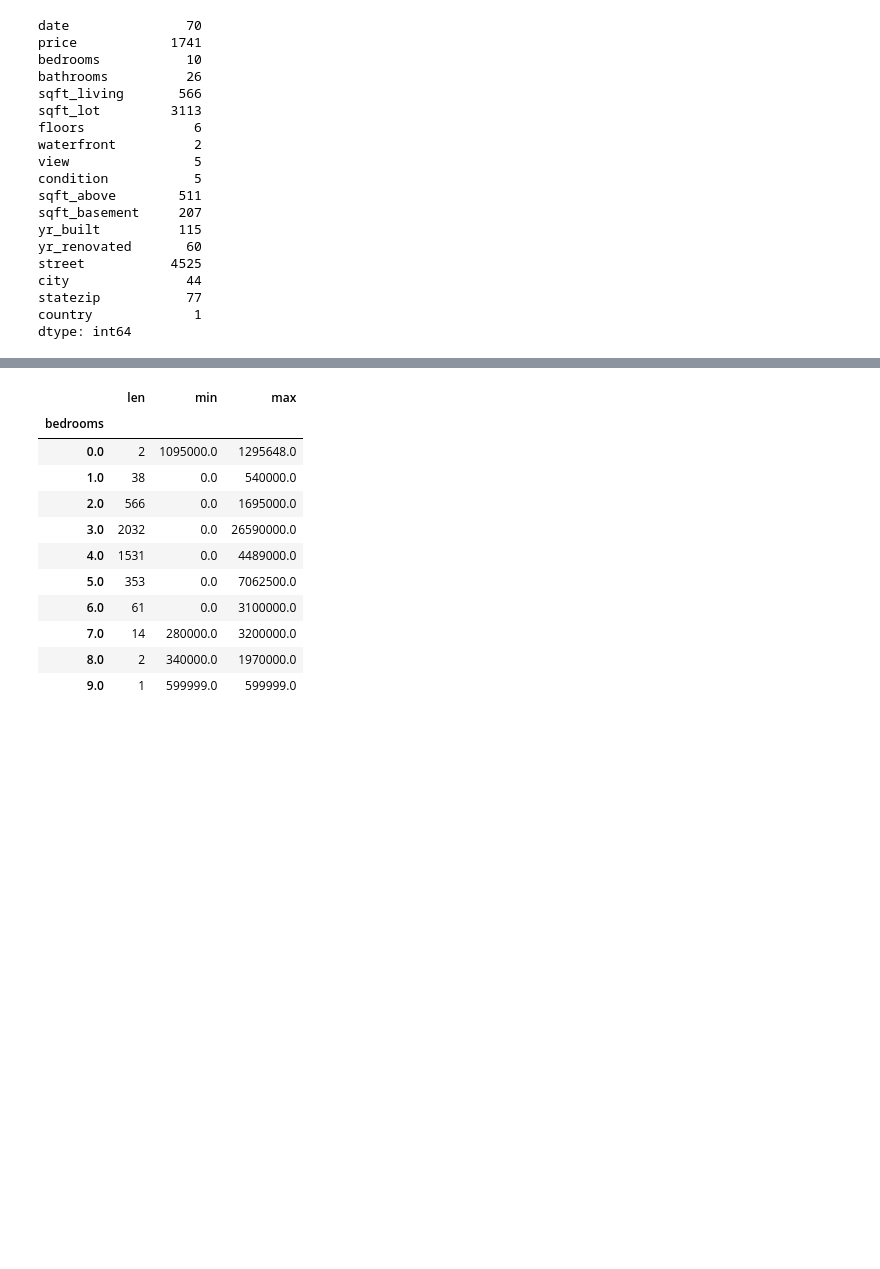
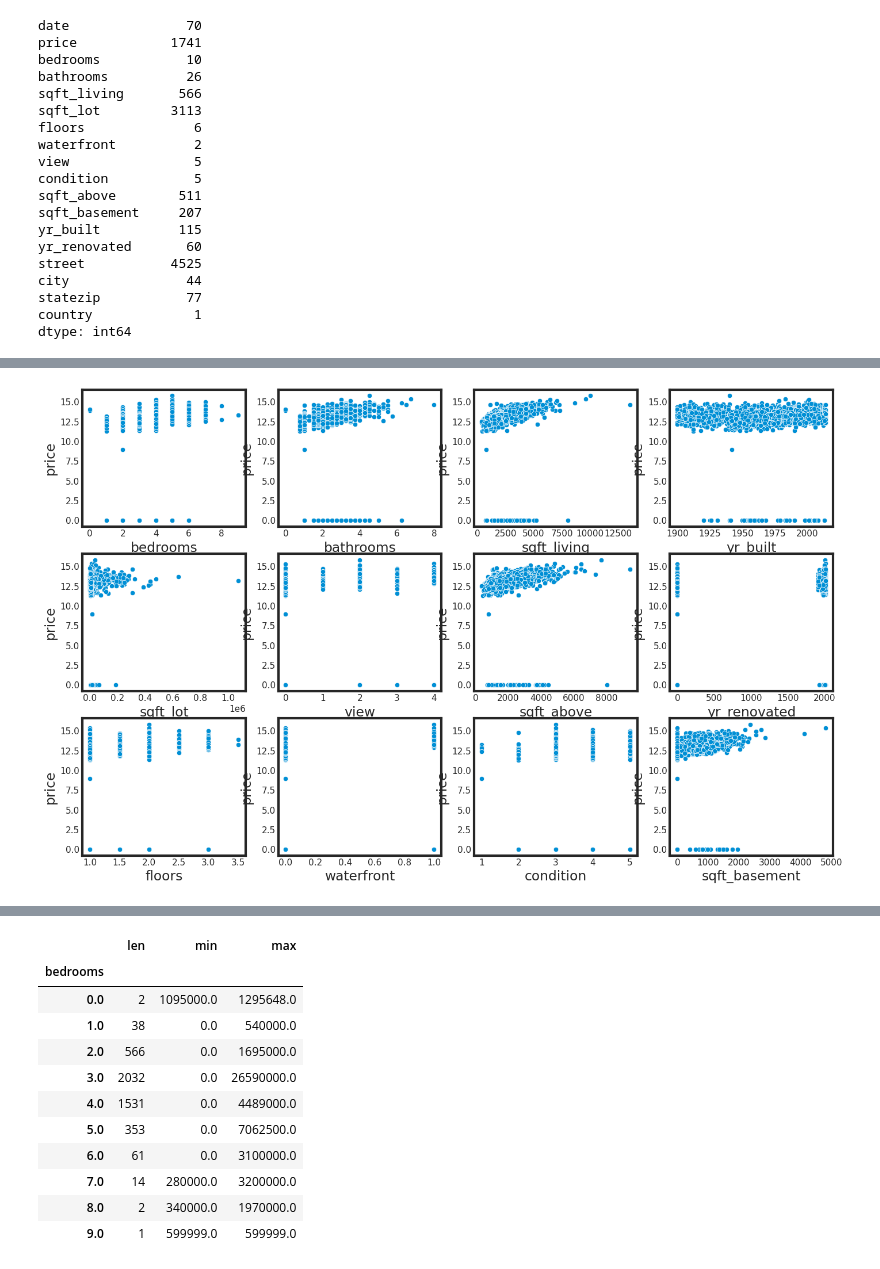
Before and after one commit to palanipsb/Python-Learning, a Jupyter notebook: House Price prediction.ipynb, the cells around one changed output, grey strips where cells are left out. Cells and saved outputs as stored; diff of their text form; code cells hidden in the pictures; blank space fills up the shorter version.

```diff
--- a/House Price prediction.ipynb
+++ b/House Price prediction.ipynb
@@ -159,0 +166,17 @@ sns.heatmap(corr, vmax=0.9, cmap="Blues", square=True)
+# %%
+f,ax = plt.subplots(3,4,figsize=(15, 10))
+sns.scatterplot(x='bedrooms', y="price", data=data, ax=ax[0,0])
+sns.scatterplot(x='sqft_lot', y="price", data=data, ax=ax[1,0])
+sns.scatterplot(x='floors', y="price", data=data, ax=ax[2,0])
+sns.scatterplot(x='bathrooms', y="price", data=data, ax=ax[0,1])
+sns.scatterplot(x='view', y="price", data=data, ax=ax[1,1])
+sns.scatterplot(x='waterfront', y="price", data=data, ax=ax[2,1])
+sns.scatterplot(x='sqft_living', y="price", data=data, ax=ax[0,2])
+sns.scatterplot(x='sqft_above', y="price", data=data, ax=ax[1,2])
+sns.scatterplot(x='condition', y="price", data=data, ax=ax[2,2])
+sns.scatterplot(x='yr_built', y="price", data=data, ax=ax[0,3])
+sns.scatterplot(x='yr_renovated', y="price", data=data, ax=ax[1,3])
+sns.scatterplot(x='sqft_basement', y="price", data=data, ax=ax[2,3])
+plt.show()
+# %% [output]
+[figure, added]
```
Also changed, not shown: parts of 15 cells of this notebook.
